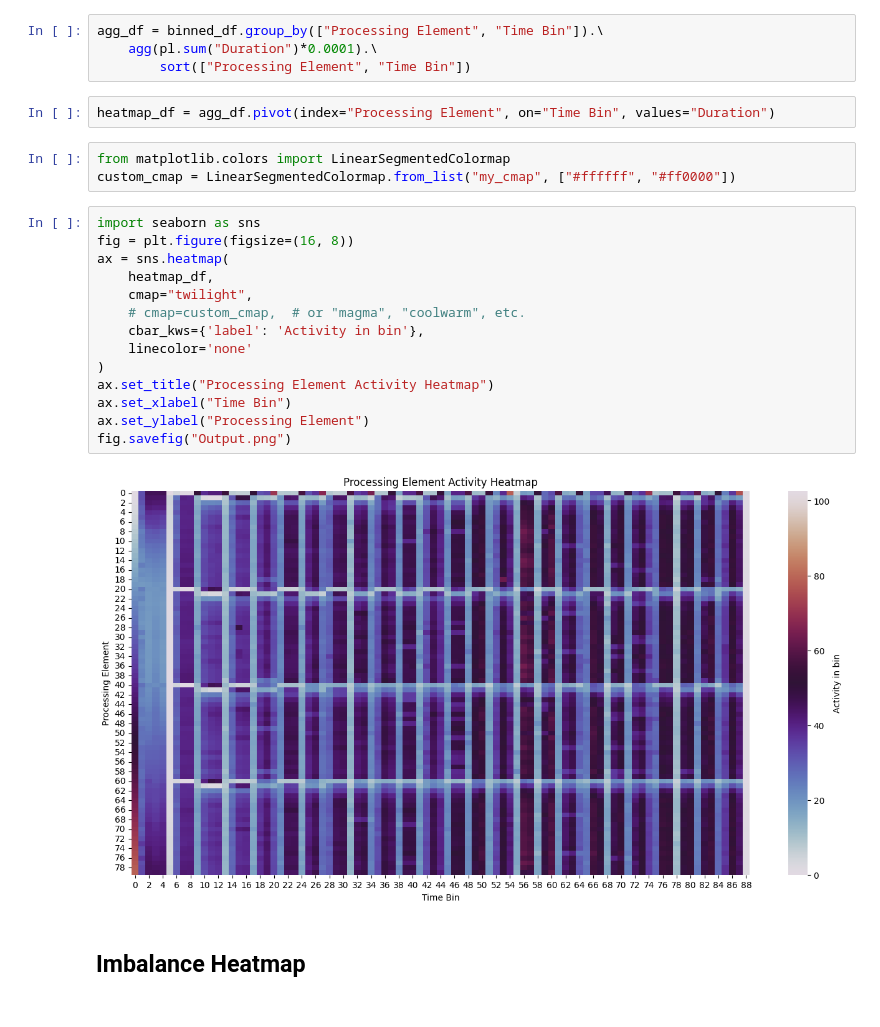
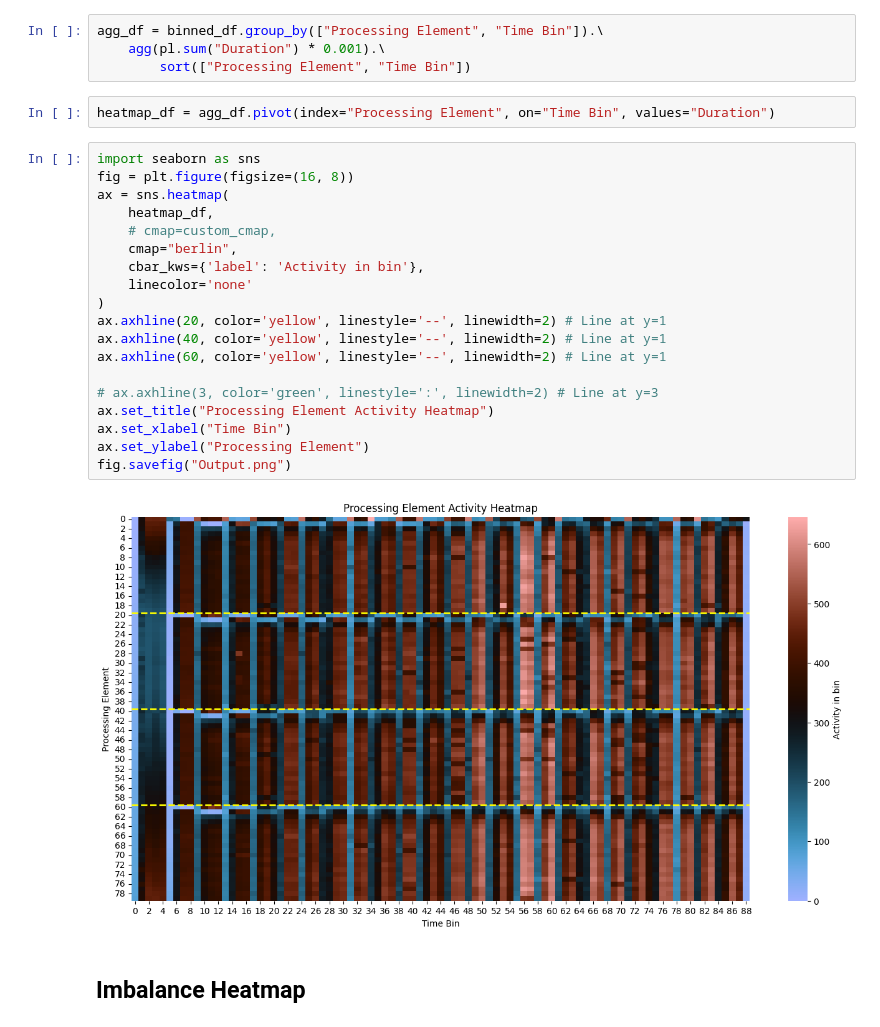
Before and after one commit to caschb/charmvz, a Jupyter notebook: Visualization workflow.ipynb, the cells around one changed output. Cells and saved outputs as stored; diff of their text form.

```diff
--- a/Visualization workflow.ipynb
+++ b/Visualization workflow.ipynb
@@ -81,27 +151,29 @@ binned_df = df.with_columns([
 # %%
 agg_df = binned_df.group_by(["Processing Element", "Time Bin"]).\
-    agg(pl.sum("Duration")*0.0001).\
+    agg(pl.sum("Duration") * 0.001).\
         sort(["Processing Element", "Time Bin"])
 # %%
 heatmap_df = agg_df.pivot(index="Processing Element", on="Time Bin", values="Duration")
-# %%
-from matplotlib.colors import LinearSegmentedColormap
-custom_cmap = LinearSegmentedColormap.from_list("my_cmap", ["#ffffff", "#ff0000"])
 # %%
 import seaborn as sns
 fig = plt.figure(figsize=(16, 8))
 ax = sns.heatmap(
     heatmap_df,
-    cmap="twilight",
-    # cmap=custom_cmap,  # or "magma", "coolwarm", etc.
+    # cmap=custom_cmap,
+    cmap="berlin",
     cbar_kws={'label': 'Activity in bin'},
     linecolor='none'
 )
+ax.axhline(20, color='yellow', linestyle='--', linewidth=2) # Line at y=1
+ax.axhline(40, color='yellow', linestyle='--', linewidth=2) # Line at y=1
+ax.axhline(60, color='yellow', linestyle='--', linewidth=2) # Line at y=1
+
+# ax.axhline(3, color='green', linestyle=':', linewidth=2) # Line at y=3
 ax.set_title("Processing Element Activity Heatmap")
 ax.set_xlabel("Time Bin")
 ax.set_ylabel("Processing Element")
 fig.savefig("Output.png")
 # %% [output]
-[figure, old version]
+[figure, new version]
 # %% [markdown]
 ## Imbalance Heatmap
```
Also changed, not shown: parts of 10 cells of this notebook.
